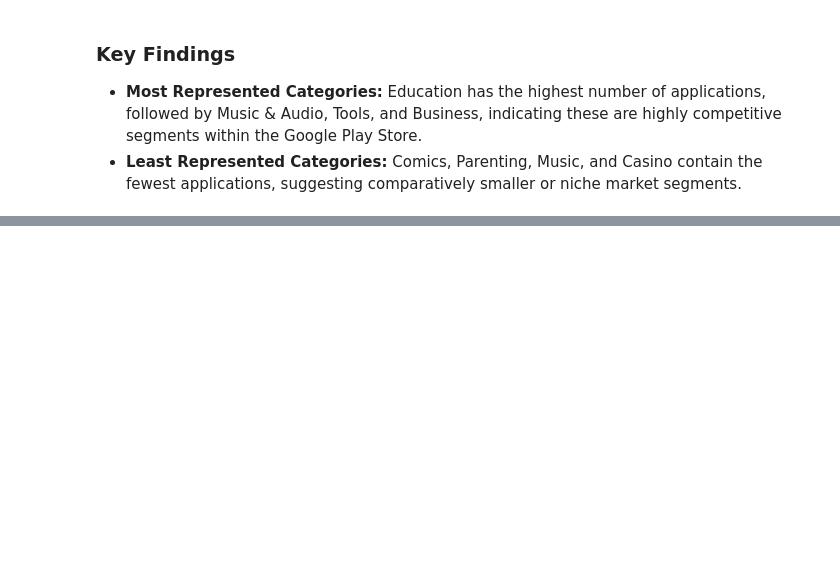
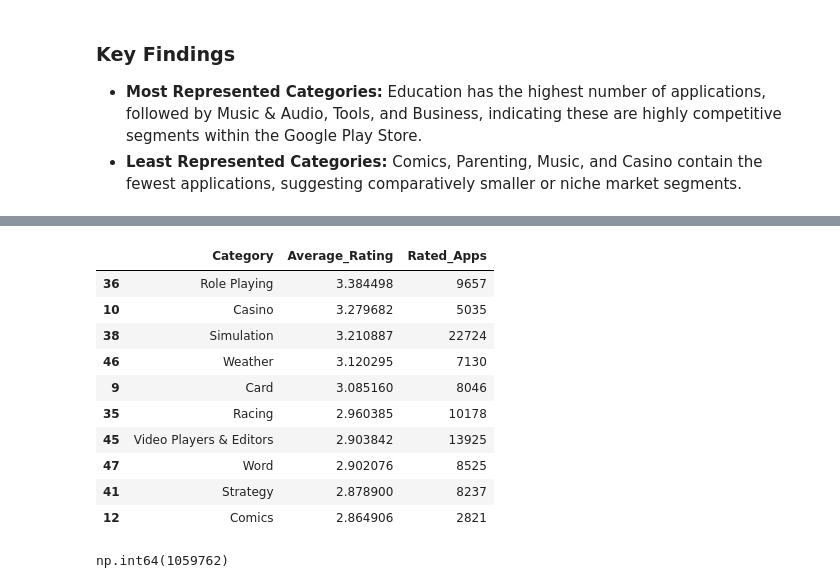
Before and after one commit to ShrutiTss/google-play-store-business-analytics, a Jupyter notebook: notebooks/04_exploratory_data_analysis.ipynb, the cells around one changed output, grey strips where cells are left out. Cells and saved outputs as stored; diff of their text form; code cells hidden in the pictures; blank space fills up the shorter version.

```diff
--- a/notebooks/04_exploratory_data_analysis.ipynb
+++ b/notebooks/04_exploratory_data_analysis.ipynb
@@ -165,0 +230,21 @@ category_count.tail(10)
+# %%
+category_rating.sort_values(
+    by="Average_Rating",
+    ascending=False
+).head(10)
+# %% [output]
+|  | Category | Average_Rating | Rated_Apps |
+| 36 | Role Playing | 3.384498 | 9657 |
+| 10 | Casino | 3.279682 | 5035 |
+| 38 | Simulation | 3.210887 | 22724 |
+| 46 | Weather | 3.120295 | 7130 |
+| 9 | Card | 3.085160 | 8046 |
+| 35 | Racing | 2.960385 | 10178 |
+| 45 | Video Players & Editors | 2.903842 | 13925 |
+| 47 | Word | 2.902076 | 8525 |
+| 41 | Strategy | 2.878900 | 8237 |
+| 12 | Comics | 2.864906 | 2821 |
+# %%
+(df["Rating"] == 0).sum()
+# %% [output]
+np.int64(1059762)
```
Also changed, not shown: parts of 7 cells of this notebook.
